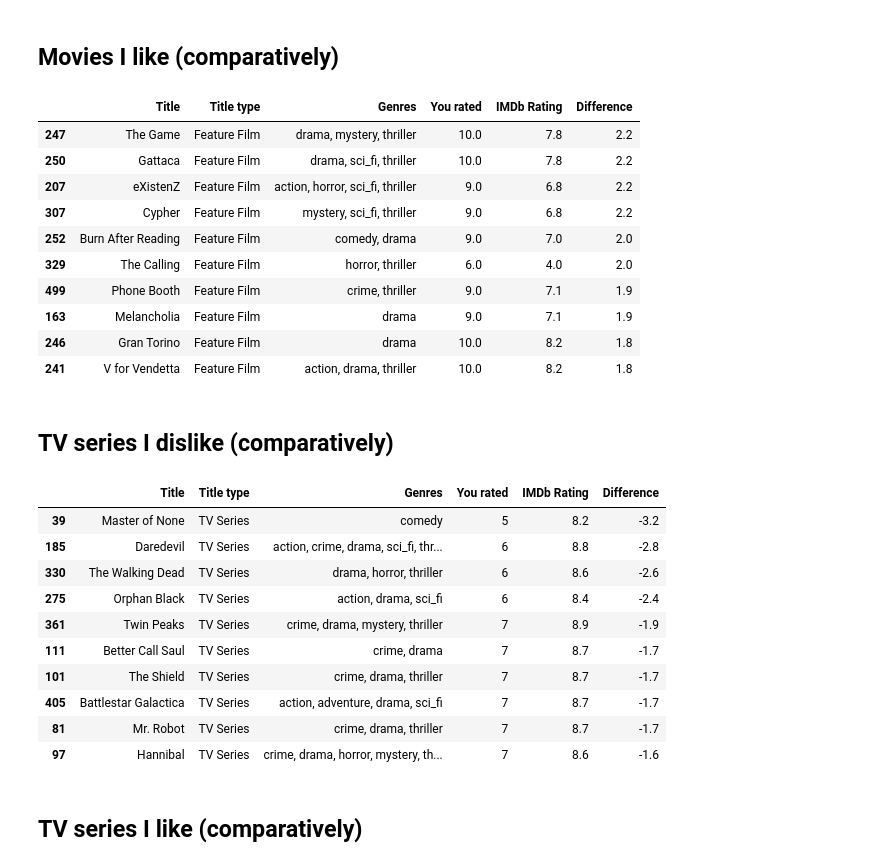
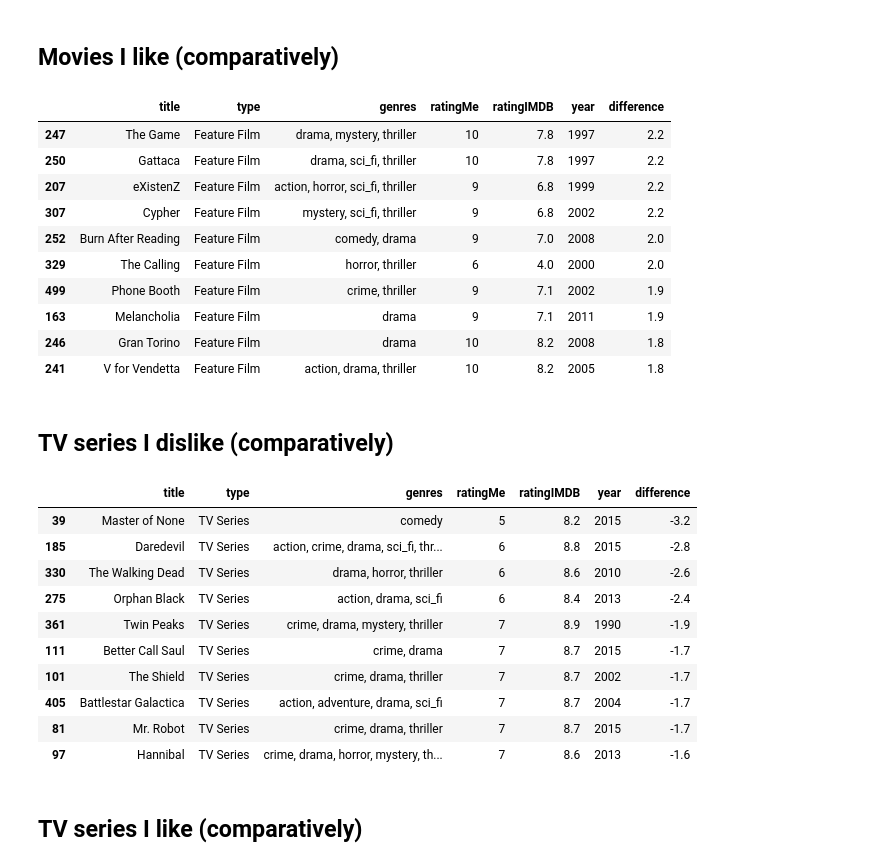
Before and after one commit to sharkdp/imdb-ratings, a Jupyter notebook: ratings.ipynb, the cells around one changed output. Cells and saved outputs as stored; diff of their text form; code cells hidden in the pictures.

```diff
--- a/ratings.ipynb
+++ b/ratings.ipynb
@@ -8,10 +8,25 @@ import seaborn as sns
 from collections import defaultdict
 # %%
 ratings = pd.read_csv("ratings.csv")
-ratings = ratings[["Title", "Title type", "Genres", "You rated", "IMDb Rating"]]
-ratings["You rated"] = ratings["You rated"].astype(np.float64);
-ratings["Difference"] = ratings.apply(
-    lambda row: row["You rated"] - row["IMDb Rating"],
+
+# Choose the columns that we are interested in
+ratings = ratings[["Title", "Title type", "Genres", "You rated", "IMDb Rating", "Year"]]
+
+# Rename the (horrible) column names
+ratings.rename(columns={
+    'Title': 'title',
+    'Title type': 'type',
+    'Genres': 'genres',
+    'IMDb Rating': 'ratingIMDB',
+    'You rated': 'ratingMe',
+    'Year': 'year'
+}, inplace=True)
+
+# Add a new column: difference of ratings
+ratings["difference"] = ratings.apply(
+    lambda row: row.ratingMe - row.ratingIMDB,
     axis=1)
-ratings.sort_values("You rated", ascending=False).head()
+
+# Show some sample data
+ratings.sort_values("ratingMe", ascending=False).head()
 # %% [output]
@@ -41,7 +56,7 @@ plt.ylim([0, 12]);
 # %% [markdown]
 ## Movies I dislike (comparatively)
 # %%
-movie_ratings = ratings[ratings["Title type"] == "Feature Film"]
+movie_ratings = ratings[ratings.type == "Feature Film"]
 
-movie_ratings.sort_values("Difference").head(10)
+movie_ratings.sort_values("difference").head(10)
 # %% [output]
@@ -59,37 +74,37 @@ movie_ratings.sort_values("Difference").head(10)
 # %% [markdown]
 ## Movies I like (comparatively)
 # %%
-movie_ratings.sort_values("Difference", ascending=False).head(10)
+movie_ratings.sort_values("difference", ascending=False).head(10)
 # %% [output]
-|  | Title | Title type | Genres | You rated | IMDb Rating | Difference |
-| 247 | The Game | Feature Film | drama, mystery, thriller | 10.0 | 7.8 | 2.2 |
-| 250 | Gattaca | Feature Film | drama, sci_fi, thriller | 10.0 | 7.8 | 2.2 |
-| 207 | eXistenZ | Feature Film | action, horror, sci_fi, thriller | 9.0 | 6.8 | 2.2 |
-| 307 | Cypher | Feature Film | mystery, sci_fi, thriller | 9.0 | 6.8 | 2.2 |
-| 252 | Burn After Reading | Feature Film | comedy, drama | 9.0 | 7.0 | 2.0 |
-| 329 | The Calling | Feature Film | horror, thriller | 6.0 | 4.0 | 2.0 |
-| 499 | Phone Booth | Feature Film | crime, thriller | 9.0 | 7.1 | 1.9 |
-| 163 | Melancholia | Feature Film | drama | 9.0 | 7.1 | 1.9 |
-| 246 | Gran Torino | Feature Film | drama | 10.0 | 8.2 | 1.8 |
-| 241 | V for Vendetta | Feature Film | action, drama, thriller | 10.0 | 8.2 | 1.8 |
+|  | title | type | genres | ratingMe | ratingIMDB | year | difference |
+| 247 | The Game | Feature Film | drama, mystery, thriller | 10 | 7.8 | 1997 | 2.2 |
+| 250 | Gattaca | Feature Film | drama, sci_fi, thriller | 10 | 7.8 | 1997 | 2.2 |
+| 207 | eXistenZ | Feature Film | action, horror, sci_fi, thriller | 9 | 6.8 | 1999 | 2.2 |
+| 307 | Cypher | Feature Film | mystery, sci_fi, thriller | 9 | 6.8 | 2002 | 2.2 |
+| 252 | Burn After Reading | Feature Film | comedy, drama | 9 | 7.0 | 2008 | 2.0 |
+| 329 | The Calling | Feature Film | horror, thriller | 6 | 4.0 | 2000 | 2.0 |
+| 499 | Phone Booth | Feature Film | crime, thriller | 9 | 7.1 | 2002 | 1.9 |
+| 163 | Melancholia | Feature Film | drama | 9 | 7.1 | 2011 | 1.9 |
+| 246 | Gran Torino | Feature Film | drama | 10 | 8.2 | 2008 | 1.8 |
+| 241 | V for Vendetta | Feature Film | action, drama, thriller | 10 | 8.2 | 2005 | 1.8 |
 # %% [markdown]
 ## TV series I dislike (comparatively)
 # %%
-series_ratings = ratings[ratings["Title type"] == "TV Series"]
+series_ratings = ratings[ratings.type == "TV Series"]
 
-series_ratings.sort_values("Difference").head(10)
+series_ratings.sort_values("difference").head(10)
 # %% [output]
-|  | Title | Title type | Genres | You rated | IMDb Rating | Difference |
-| 39 | Master of None | TV Series | comedy | 5 | 8.2 | -3.2 |
-| 185 | Daredevil | TV Series | action, crime, drama, sci_fi, thr... | 6 | 8.8 | -2.8 |
-| 330 | The Walking Dead | TV Series | drama, horror, thriller | 6 | 8.6 | -2.6 |
-| 275 | Orphan Black | TV Series | action, drama, sci_fi | 6 | 8.4 | -2.4 |
-| 361 | Twin Peaks | TV Series | crime, drama, mystery, thriller | 7 | 8.9 | -1.9 |
-| 111 | Better Call Saul | TV Series | crime, drama | 7 | 8.7 | -1.7 |
-| 101 | The Shield | TV Series | crime, drama, thriller | 7 | 8.7 | -1.7 |
-| 405 | Battlestar Galactica | TV Series | action, adventure, drama, sci_fi | 7 | 8.7 | -1.7 |
-| 81 | Mr. Robot | TV Series | crime, drama, thriller | 7 | 8.7 | -1.7 |
-| 97 | Hannibal | TV Series | crime, drama, horror, mystery, th... | 7 | 8.6 | -1.6 |
+|  | title | type | genres | ratingMe | ratingIMDB | year | difference |
+| 39 | Master of None | TV Series | comedy | 5 | 8.2 | 2015 | -3.2 |
+| 185 | Daredevil | TV Series | action, crime, drama, sci_fi, thr... | 6 | 8.8 | 2015 | -2.8 |
+| 330 | The Walking Dead | TV Series | drama, horror, thriller | 6 | 8.6 | 2010 | -2.6 |
+| 275 | Orphan Black | TV Series | action, drama, sci_fi | 6 | 8.4 | 2013 | -2.4 |
+| 361 | Twin Peaks | TV Series | crime, drama, mystery, thriller | 7 | 8.9 | 1990 | -1.9 |
+| 111 | Better Call Saul | TV Series | crime, drama | 7 | 8.7 | 2015 | -1.7 |
+| 101 | The Shield | TV Series | crime, drama, thriller | 7 | 8.7 | 2002 | -1.7 |
+| 405 | Battlestar Galactica | TV Series | action, adventure, drama, sci_fi | 7 | 8.7 | 2004 | -1.7 |
+| 81 | Mr. Robot | TV Series | crime, drama, thriller | 7 | 8.7 | 2015 | -1.7 |
+| 97 | Hannibal | TV Series | crime, drama, horror, mystery, th... | 7 | 8.6 | 2013 | -1.6 |
 # %% [markdown]
 ## TV series I like (comparatively)
 # %%
```
Also changed, not shown: parts of 14 cells of this notebook.
